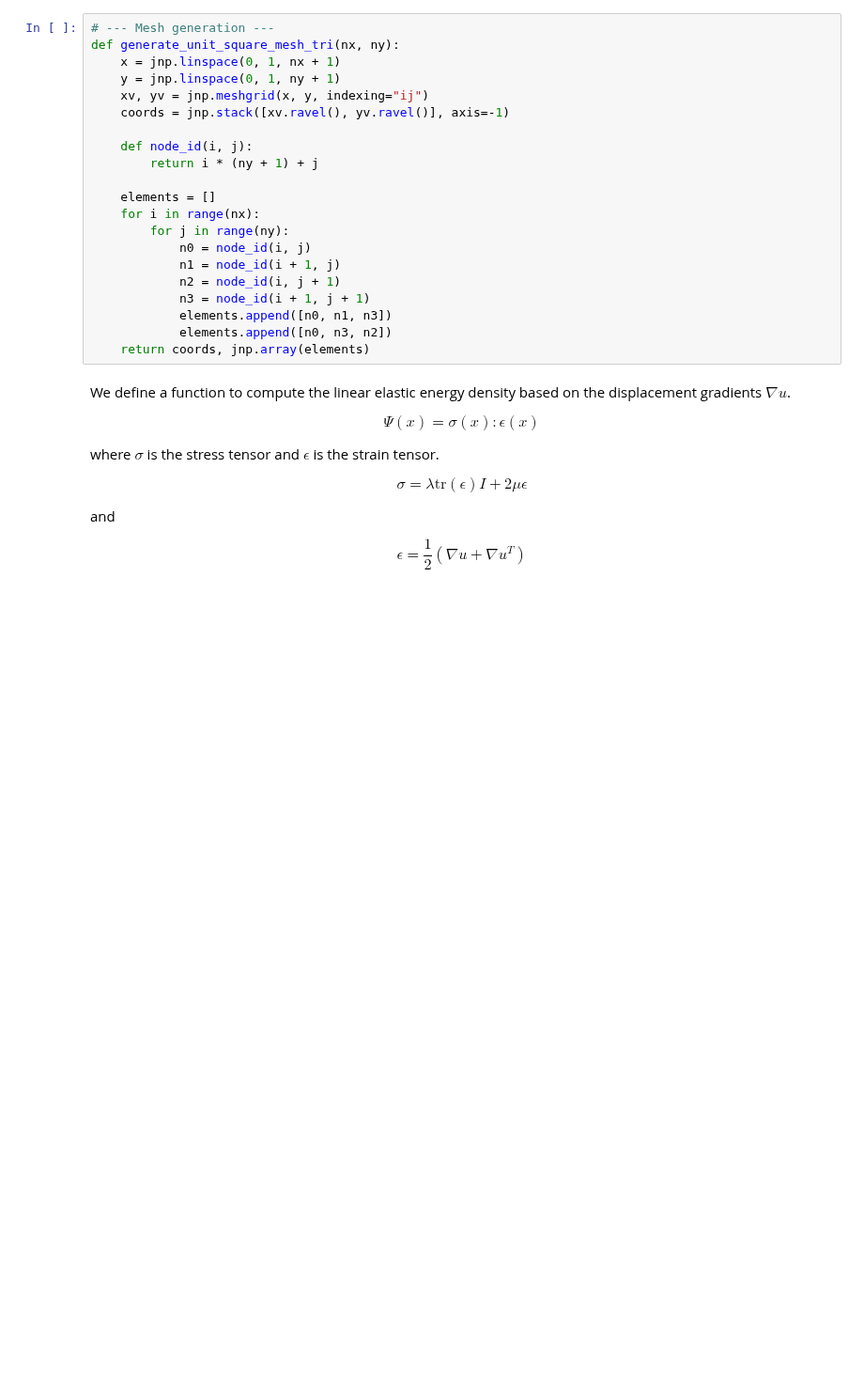
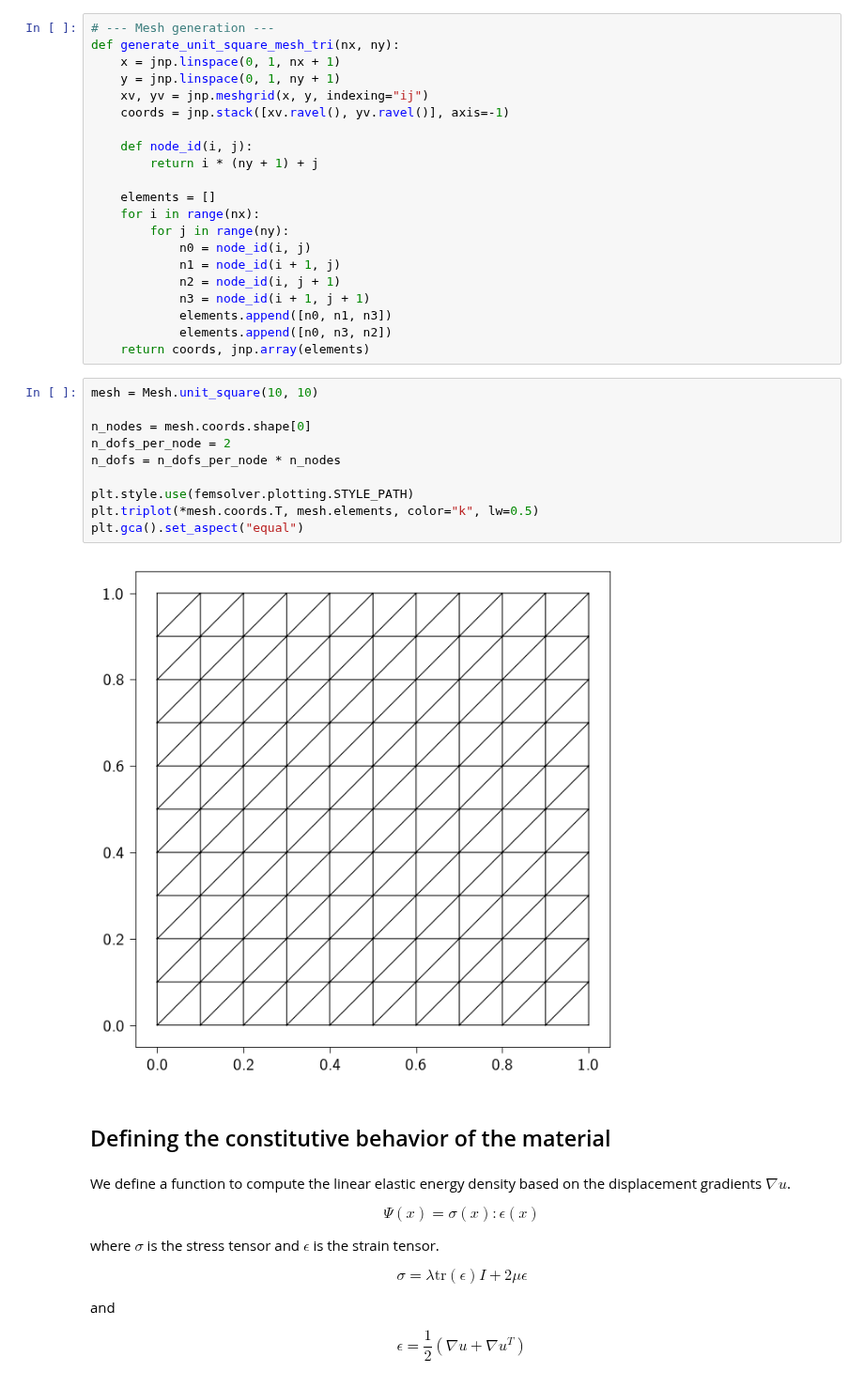
Before and after one commit to smec-ethz/tatva, a Jupyter notebook: examples/notebooks/linear_elasticity.ipynb, the cells around one changed output. Shown at 94% size. Cells and saved outputs as stored; diff of their text form; blank space fills up the shorter version.

```diff
--- a/examples/notebooks/linear_elasticity.ipynb
+++ b/examples/notebooks/linear_elasticity.ipynb
@@ -36,6 +36,20 @@ def generate_unit_square_mesh_tri(nx, ny):
             elements.append([n0, n1, n3])
             elements.append([n0, n3, n2])
     return coords, jnp.array(elements)
+# %%
+mesh = Mesh.unit_square(10, 10)
+
+n_nodes = mesh.coords.shape[0]
+n_dofs_per_node = 2
+n_dofs = n_dofs_per_node * n_nodes
+
+plt.style.use(femsolver.plotting.STYLE_PATH)
+plt.triplot(*mesh.coords.T, mesh.elements, color="k", lw=0.5)
+plt.gca().set_aspect("equal")
+# %% [output]
+[figure, added]
+# %% [markdown]
+## Defining the constitutive behavior of the material
 # %% [markdown]
 We define a function to compute the linear elastic energy density based on the displacement gradients $\nabla u$.
 
```
Also changed, not shown: parts of 21 cells of this notebook, 2 other files.
